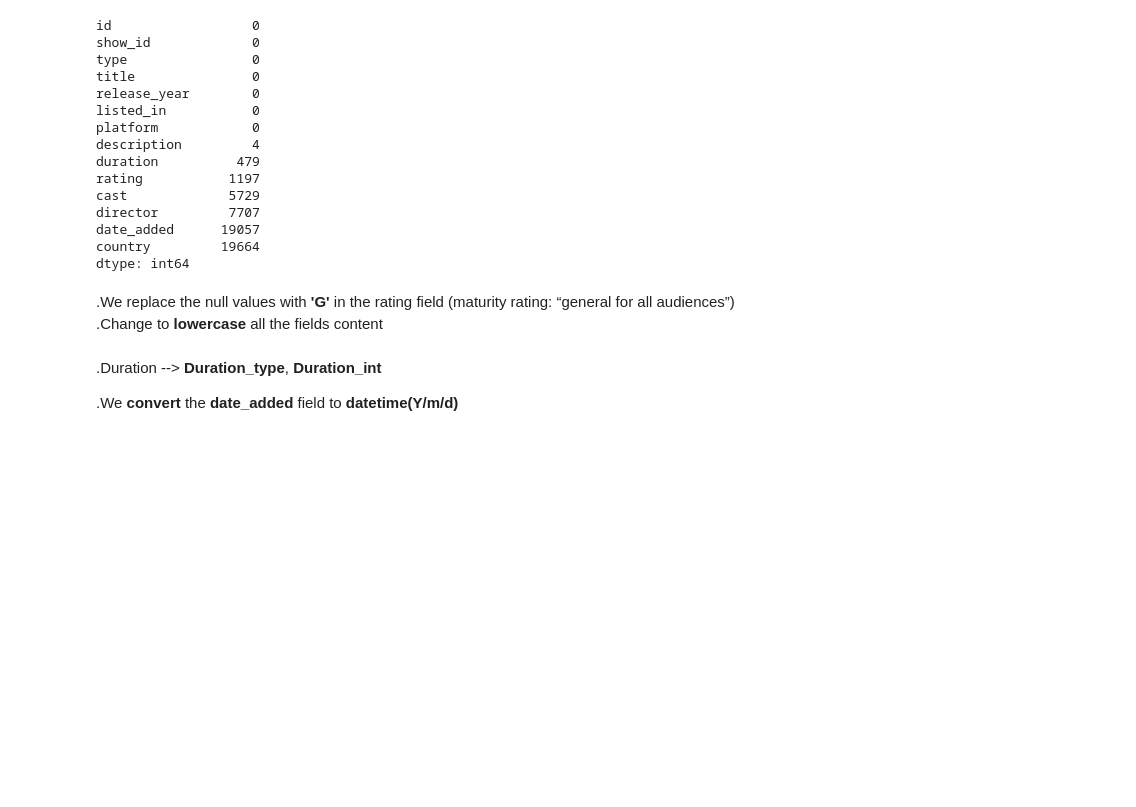
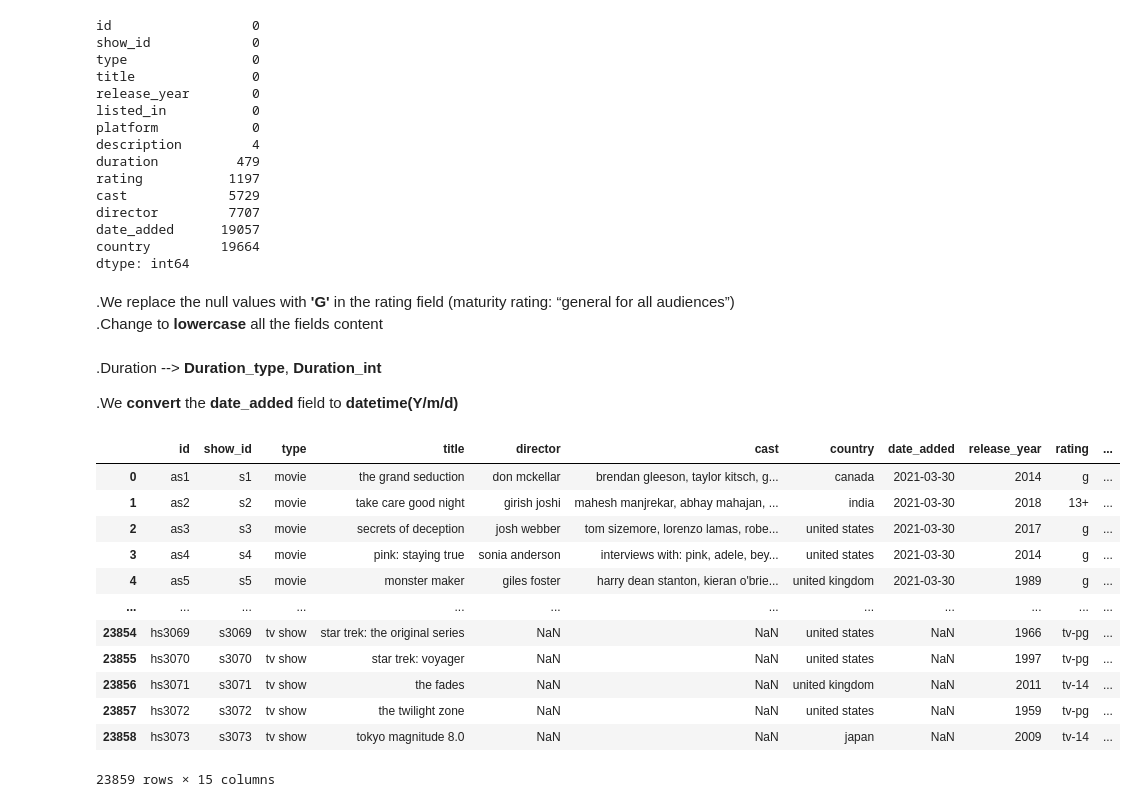
Before and after one commit to Matt-CB/MovieSeriesRecSys, a Jupyter notebook: ELT.ipynb, the cells around one changed output. Cells and saved outputs as stored; diff of their text form; code cells hidden in the pictures; blank space fills up the shorter version.

```diff
--- a/ELT.ipynb
+++ b/ELT.ipynb
@@ -151,0 +155,16 @@ DF_Proyect['date_added'] = DF_Proyect['date_added'].dt.strftime("%Y-%m-%d")
+# %%
+DF_Proyect
+# %% [output]
+|  | id | show_id | type | title | director | cast | country | date_added | release_year | rating | ... |
+| 0 | as1 | s1 | movie | the grand seduction | don mckellar | brendan gleeson, taylor kitsch, g... | canada | 2021-03-30 | 2014 | g | ... |
+| 1 | as2 | s2 | movie | take care good night | girish joshi | mahesh manjrekar, abhay mahajan, ... | india | 2021-03-30 | 2018 | 13+ | ... |
+| 2 | as3 | s3 | movie | secrets of deception | josh webber | tom sizemore, lorenzo lamas, robe... | united states | 2021-03-30 | 2017 | g | ... |
+| 3 | as4 | s4 | movie | pink: staying true | sonia anderson | interviews with: pink, adele, bey... | united states | 2021-03-30 | 2014 | g | ... |
+| 4 | as5 | s5 | movie | monster maker | giles foster | harry dean stanton, kieran o'brie... | united kingdom | 2021-03-30 | 1989 | g | ... |
+| ... | ... | ... | ... | ... | ... | ... | ... | ... | ... | ... | ... |
+| 23854 | hs3069 | s3069 | tv show | star trek: the original series | NaN | NaN | united states | NaN | 1966 | tv-pg | ... |
+| 23855 | hs3070 | s3070 | tv show | star trek: voyager | NaN | NaN | united states | NaN | 1997 | tv-pg | ... |
+| 23856 | hs3071 | s3071 | tv show | the fades | NaN | NaN | united kingdom | NaN | 2011 | tv-14 | ... |
+| 23857 | hs3072 | s3072 | tv show | the twilight zone | NaN | NaN | united states | NaN | 1959 | tv-pg | ... |
+| 23858 | hs3073 | s3073 | tv show | tokyo magnitude 8.0 | NaN | NaN | japan | NaN | 2009 | tv-14 | ... |
+23859 rows × 15 columns
```
Also changed, not shown: parts of 4 cells of this notebook, 4 other files.
